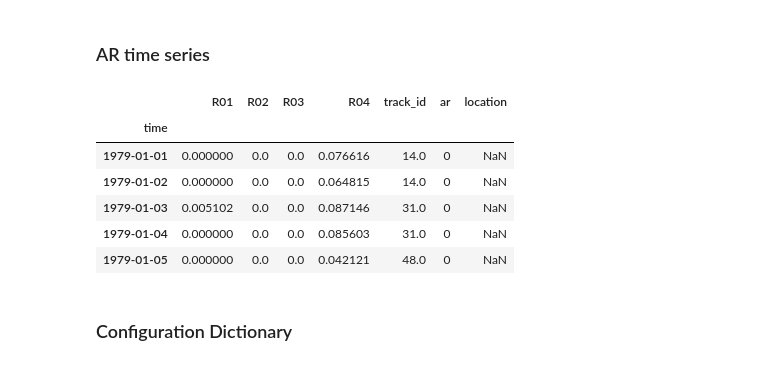
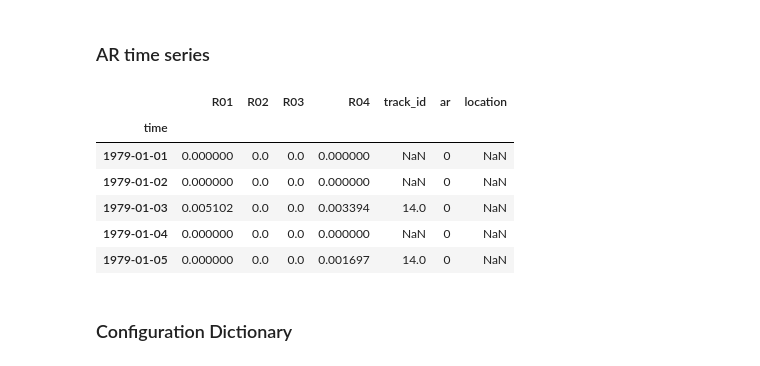
Before and after one commit to dlnash/AR_types, a Jupyter notebook: analysis/analysis_cEOF.ipynb, the cells around one changed output. Saved outputs shown, nothing was run; the diff lists cells and outputs as text; code cells hidden in the pictures.

```diff
--- a/analysis/analysis_cEOF.ipynb
+++ b/analysis/analysis_cEOF.ipynb
@@ -68,33 +68,33 @@ rcParams['font.sans-serif'] = 'Arial'    # set the default sans-serif font to 'A
 # %%
 ## Select MERRA2 or ERA5
 reanalysis = 'era5'
 
 if reanalysis == 'era5':
     start_date = '1979-01-01'
     end_date = '2019-12-31'
     filename = 'ar_catalog_v3_ERAI_fraction_HASIAsubregions.nc'
 ## if MERRA2
 else:
     start_date = '1980-01-01'
     end_date = '2017-12-31'
     filename = 'ar_catalog_fraction_HASIAsubregions.nc'
 
 f1 = path_to_data + 'CH1_generated_data/' + filename
 ds = xr.open_dataset(f1)
 # Set dates
 ds = ds.sel(time=slice(start_date, end_date))
 ## Preprocess AR subregions - get dataframe of AR days based on area threshold
-df = preprocess_ar_area_subregions(df=ds.to_dataframe(), thres=0.3)
+df = preprocess_ar_area_subregions(df=ds.to_dataframe(), thres=0.1)
 # Show table
 df.head()
 # %% [output]
 |  | R01 | R02 | R03 | R04 | track_id | ar | location |
 | time |  |  |  |  |  |  |  |
-| 1979-01-01 | 0.000000 | 0.0 | 0.0 | 0.076616 | 14.0 | 0 | NaN |
-| 1979-01-02 | 0.000000 | 0.0 | 0.0 | 0.064815 | 14.0 | 0 | NaN |
-| 1979-01-03 | 0.005102 | 0.0 | 0.0 | 0.087146 | 31.0 | 0 | NaN |
-| 1979-01-04 | 0.000000 | 0.0 | 0.0 | 0.085603 | 31.0 | 0 | NaN |
-| 1979-01-05 | 0.000000 | 0.0 | 0.0 | 0.042121 | 48.0 | 0 | NaN |
+| 1979-01-01 | 0.000000 | 0.0 | 0.0 | 0.000000 | NaN | 0 | NaN |
+| 1979-01-02 | 0.000000 | 0.0 | 0.0 | 0.000000 | NaN | 0 | NaN |
+| 1979-01-03 | 0.005102 | 0.0 | 0.0 | 0.003394 | 14.0 | 0 | NaN |
+| 1979-01-04 | 0.000000 | 0.0 | 0.0 | 0.000000 | NaN | 0 | NaN |
+| 1979-01-05 | 0.000000 | 0.0 | 0.0 | 0.001697 | 14.0 | 0 | NaN |
 # %% [markdown]
 ### Configuration Dictionary
 # %%
```
Also changed, not shown: parts of 17 cells of this notebook, 9 other files.
